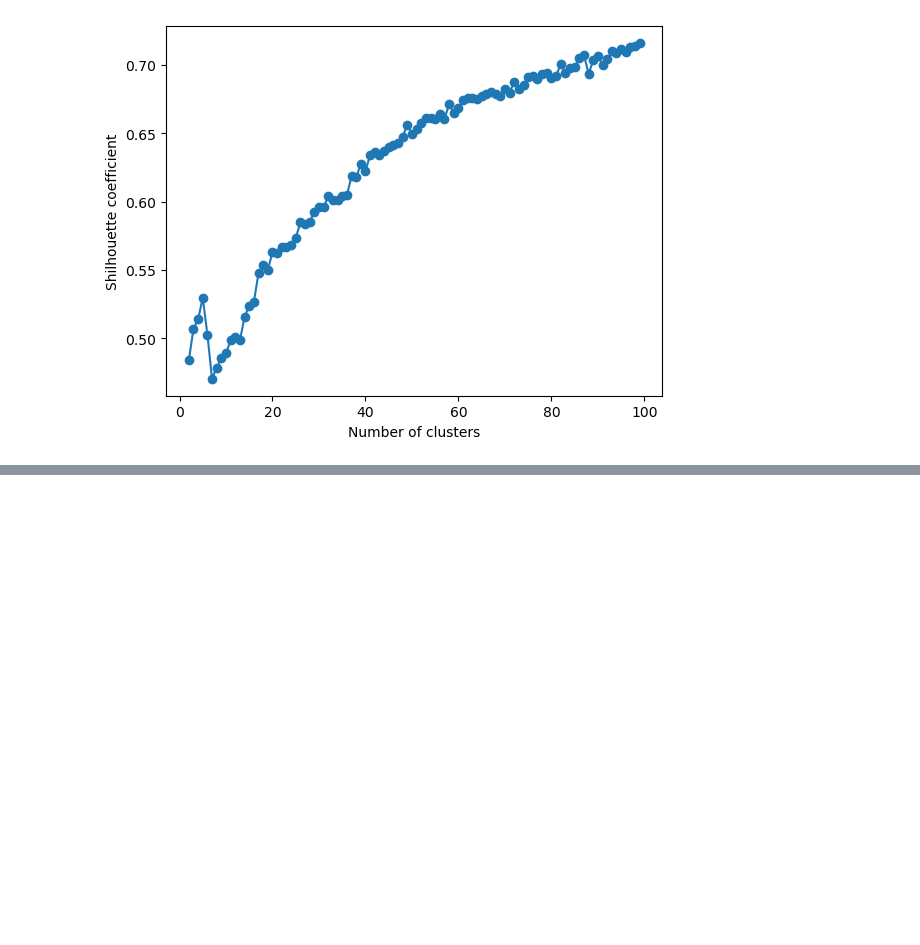
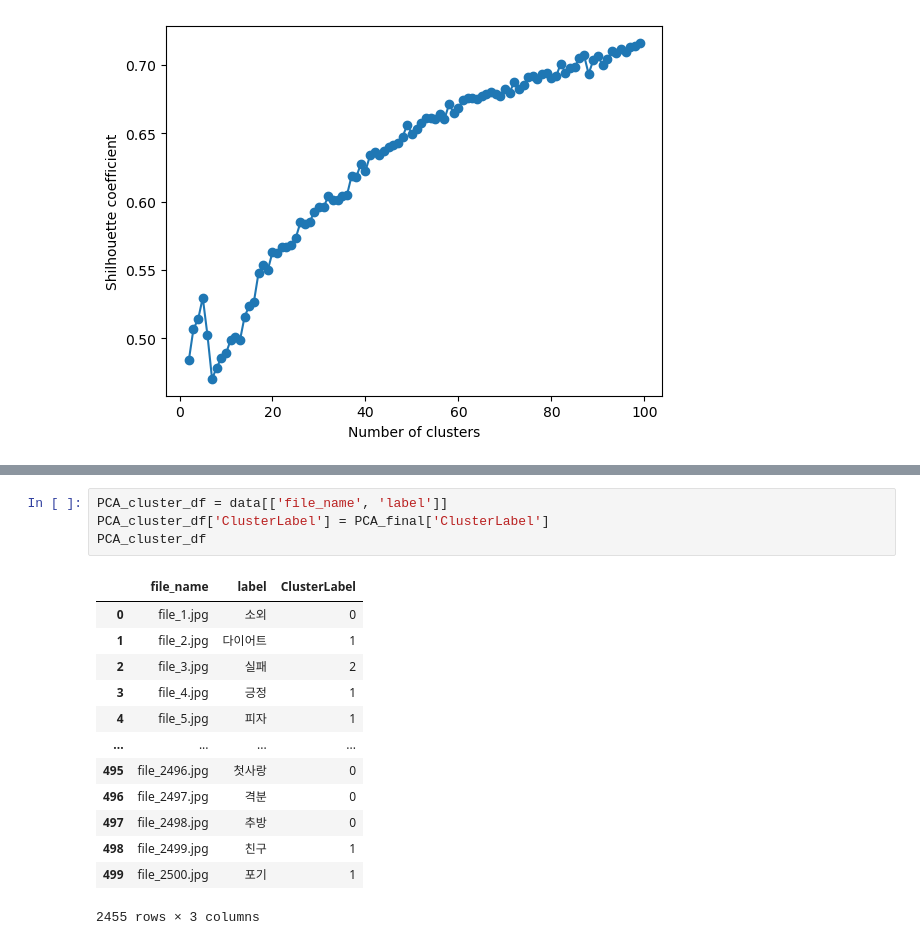
Before and after one commit to hurontrara/hufs-ml-mlserver, a Jupyter notebook: word2vec.ipynb, the cells around one changed output, grey strips where cells are left out. Cells and saved outputs as stored; diff of their text form; blank space fills up the shorter version.

```diff
--- a/word2vec.ipynb
+++ b/word2vec.ipynb
@@ -438,0 +467,18 @@ See the caveats in the documentation: https://pandas.pydata.org/pandas-docs/stab
+# %%
+PCA_cluster_df = data[['file_name', 'label']]
+PCA_cluster_df['ClusterLabel'] = PCA_final['ClusterLabel']
+PCA_cluster_df
+# %% [output]
+|  | file_name | label | ClusterLabel |
+| 0 | file_1.jpg | 소외 | 0 |
+| 1 | file_2.jpg | 다이어트 | 1 |
+| 2 | file_3.jpg | 실패 | 2 |
+| 3 | file_4.jpg | 긍정 | 1 |
+| 4 | file_5.jpg | 피자 | 1 |
+| ... | ... | ... | ... |
+| 495 | file_2496.jpg | 첫사랑 | 0 |
+| 496 | file_2497.jpg | 격분 | 0 |
+| 497 | file_2498.jpg | 추방 | 0 |
+| 498 | file_2499.jpg | 친구 | 1 |
+| 499 | file_2500.jpg | 포기 | 1 |
+2455 rows × 3 columns
```
Also changed, not shown: parts of 9 cells of this notebook.
